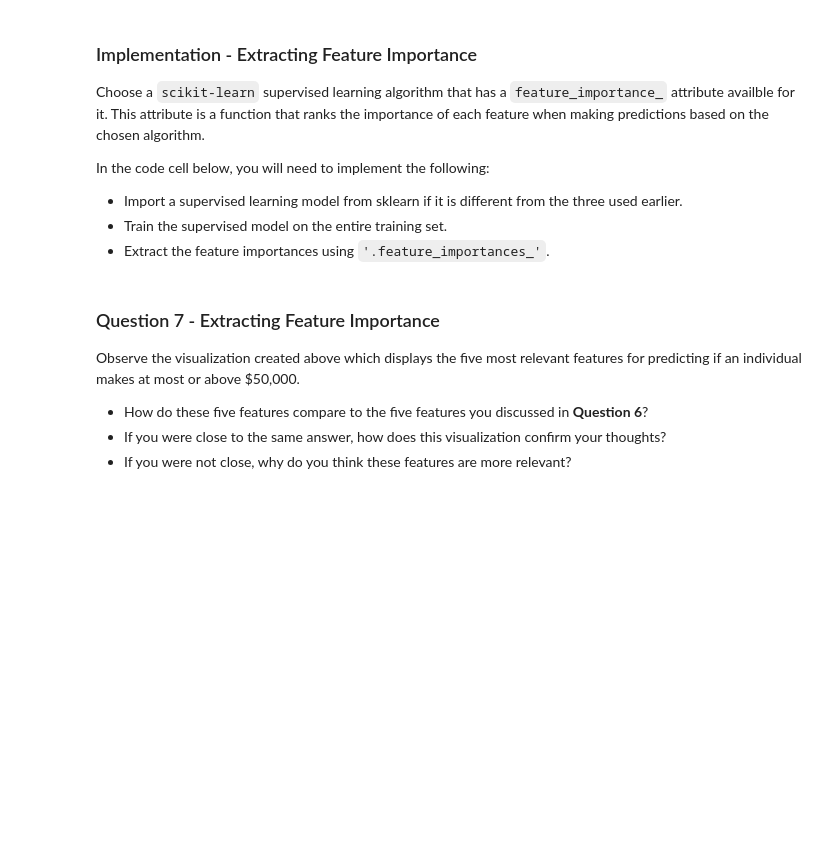
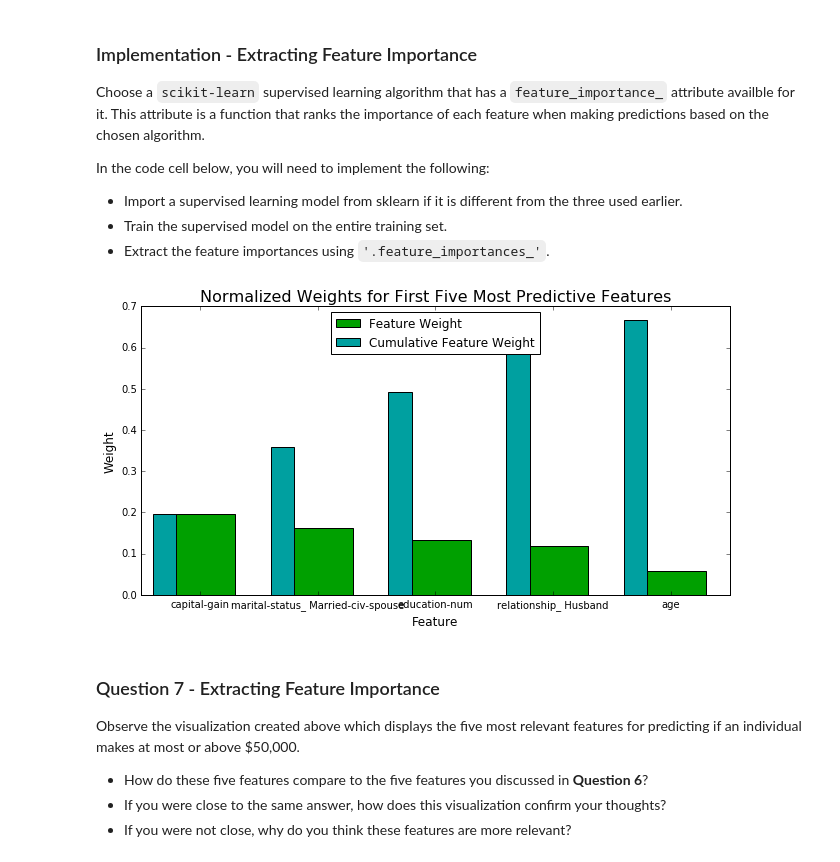
Before and after one commit to yuhow/udacity_nano_ML_course, a Jupyter notebook: finding_donors/finding_donors_yhc.ipynb, the cells around one changed output. Saved outputs shown, nothing was run; the diff lists cells and outputs as text; code cells hidden in the pictures; blank space fills up the shorter version.

```diff
--- a/finding_donors/finding_donors_yhc.ipynb
+++ b/finding_donors/finding_donors_yhc.ipynb
@@ -606,15 +644,17 @@ In the code cell below, you will need to implement the following:
 # %%
 # TODO: Import a supervised learning model that has 'feature_importances_'
 
 
 # TODO: Train the supervised model on the training set using .fit(X_train, y_train)
-model = None
+#model = best_clf.fit(X_train, y_train)
 
 # TODO: Extract the feature importances using .feature_importances_
-importances = None
+importances = best_clf.feature_importances_
 
 # Plot
 vs.feature_plot(importances, X_train, y_train)
+# %% [output]
+[figure, added]
 # %% [markdown]
 ### Question 7 - Extracting Feature Importance
 
```
Also changed, not shown: parts of 11 cells of this notebook.
